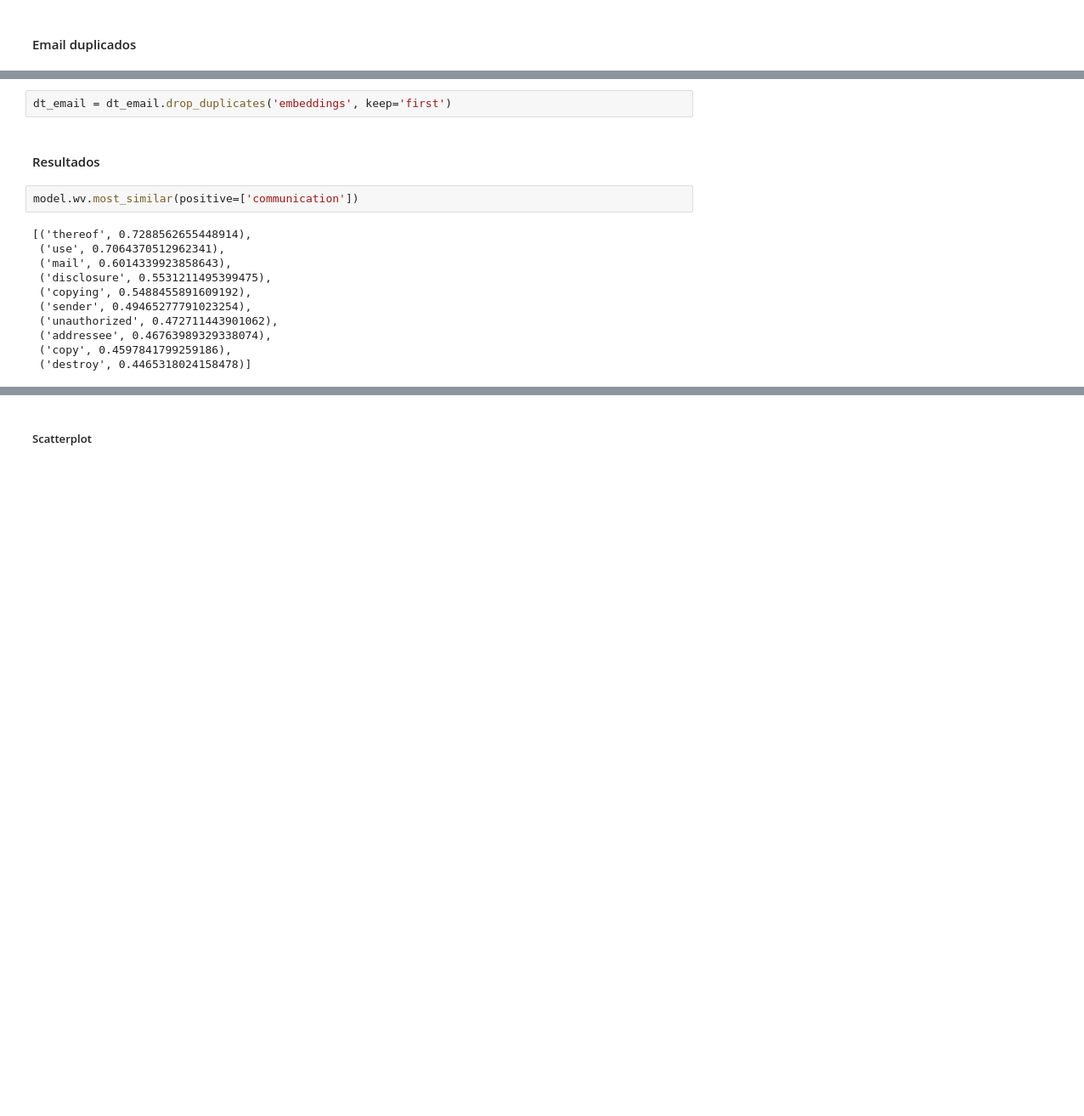
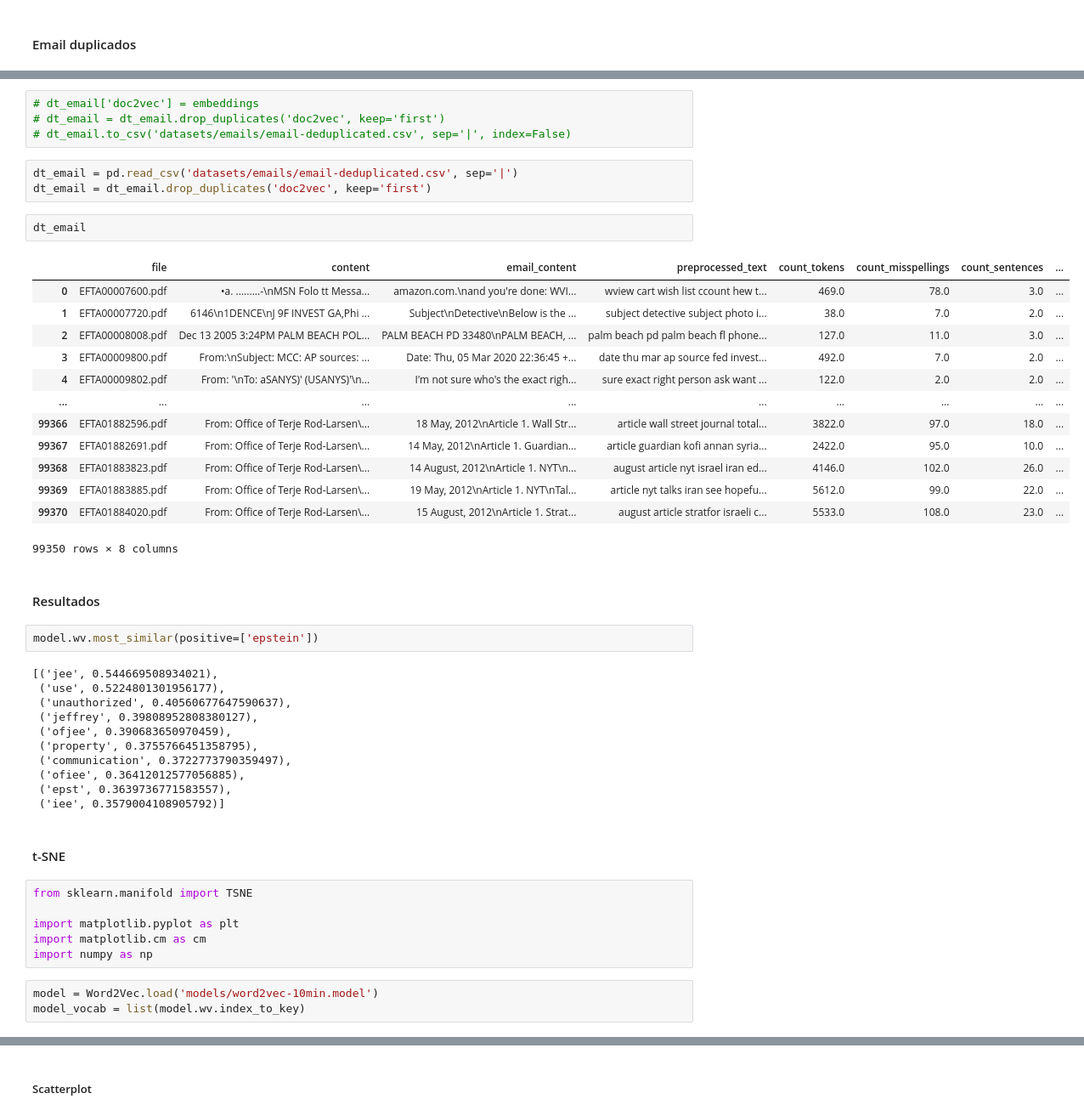
Before and after one commit to GDSMN/mineracao_arquivos_epstein_2026, a Jupyter notebook: filter.ipynb, the cells around one changed output, grey strips where cells are left out. Shown at 85% size. Cells and saved outputs as stored; diff of their text form; blank space fills up the shorter version.

```diff
--- a/filter.ipynb
+++ b/filter.ipynb
@@ -276,17 +312,49 @@ dt_email = pd.read_csv('datasets/emails/word2vec.csv', sep='|')
 # %%
-dt_email = dt_email.drop_duplicates('embeddings', keep='first')
+# dt_email['doc2vec'] = embeddings
+# dt_email = dt_email.drop_duplicates('doc2vec', keep='first')
+# dt_email.to_csv('datasets/emails/email-deduplicated.csv', sep='|', index=False)
+# %%
+dt_email = pd.read_csv('datasets/emails/email-deduplicated.csv', sep='|')
+dt_email = dt_email.drop_duplicates('doc2vec', keep='first')
+# %%
+dt_email
+# %% [output]
+|  | file | content | email_content | preprocessed_text | count_tokens | count_misspellings | count_sentences | ... |
+| 0 | EFTA00007600.pdf | •a. .........-\nMSN Folo tt Messa... | amazon.com.\nand you're done: WVI... | wview cart wish list ccount hew t... | 469.0 | 78.0 | 3.0 | ... |
+| 1 | EFTA00007720.pdf | 6146\n1DENCE\nJ 9F INVEST GA,Phi ... | Subject\nDetective\nBelow is the ... | subject detective subject photo i... | 38.0 | 7.0 | 2.0 | ... |
+| 2 | EFTA00008008.pdf | Dec 13 2005 3:24PM PALM BEACH POL... | PALM BEACH PD 33480\nPALM BEACH, ... | palm beach pd palm beach fl phone... | 127.0 | 11.0 | 3.0 | ... |
+| 3 | EFTA00009800.pdf | From:\nSubject: MCC: AP sources: ... | Date: Thu, 05 Mar 2020 22:36:45 +... | date thu mar ap source fed invest... | 492.0 | 7.0 | 2.0 | ... |
+| 4 | EFTA00009802.pdf | From: '\nTo: aSANYS)' (USANYS)'\n... | I'm not sure who's the exact righ... | sure exact right person ask want ... | 122.0 | 2.0 | 2.0 | ... |
+| ... | ... | ... | ... | ... | ... | ... | ... | ... |
+| 99366 | EFTA01882596.pdf | From: Office of Terje Rod-Larsen\... | 18 May, 2012\nArticle 1. Wall Str... | article wall street journal total... | 3822.0 | 97.0 | 18.0 | ... |
+| 99367 | EFTA01882691.pdf | From: Office of Terje Rod-Larsen\... | 14 May, 2012\nArticle 1. Guardian... | article guardian kofi annan syria... | 2422.0 | 95.0 | 10.0 | ... |
+| 99368 | EFTA01883823.pdf | From: Office of Terje Rod-Larsen\... | 14 August, 2012\nArticle 1. NYT\n... | august article nyt israel iran ed... | 4146.0 | 102.0 | 26.0 | ... |
+| 99369 | EFTA01883885.pdf | From: Office of Terje Rod-Larsen\... | 19 May, 2012\nArticle 1. NYT\nTal... | article nyt talks iran see hopefu... | 5612.0 | 99.0 | 22.0 | ... |
+| 99370 | EFTA01884020.pdf | From: Office of Terje Rod-Larsen\... | 15 August, 2012\nArticle 1. Strat... | august article stratfor israeli c... | 5533.0 | 108.0 | 23.0 | ... |
+99350 rows × 8 columns
 # %% [markdown]
 #### Resultados
 # %%
-model.wv.most_similar(positive=['communication'])
+model.wv.most_similar(positive=['epstein'])
 # %% [output]
-[('thereof', 0.7288562655448914),
- ('use', 0.7064370512962341),
- ('mail', 0.6014339923858643),
- ('disclosure', 0.5531211495399475),
- ('copying', 0.5488455891609192),
- ('sender', 0.49465277791023254),
- ('unauthorized', 0.472711443901062),
- ('addressee', 0.46763989329338074),
- ('copy', 0.4597841799259186),
- ('destroy', 0.4465318024158478)]
+[('jee', 0.544669508934021),
+ ('use', 0.5224801301956177),
+ ('unauthorized', 0.40560677647590637),
+ ('jeffrey', 0.39808952808380127),
+ ('ofjee', 0.390683650970459),
+ ('property', 0.3755766451358795),
+ ('communication', 0.3722773790359497),
+ ('ofiee', 0.36412012577056885),
+ ('epst', 0.3639736771583557),
+ ('iee', 0.3579004108905792)]
+# %% [markdown]
+#### t-SNE
+# %%
+from sklearn.manifold import TSNE
+
+import matplotlib.pyplot as plt
+import matplotlib.cm as cm
+import numpy as np
+# %%
+model = Word2Vec.load('models/word2vec-10min.model')
+model_vocab = list(model.wv.index_to_key)
```
Also changed, not shown: parts of 21 cells of this notebook, 1 other file.
